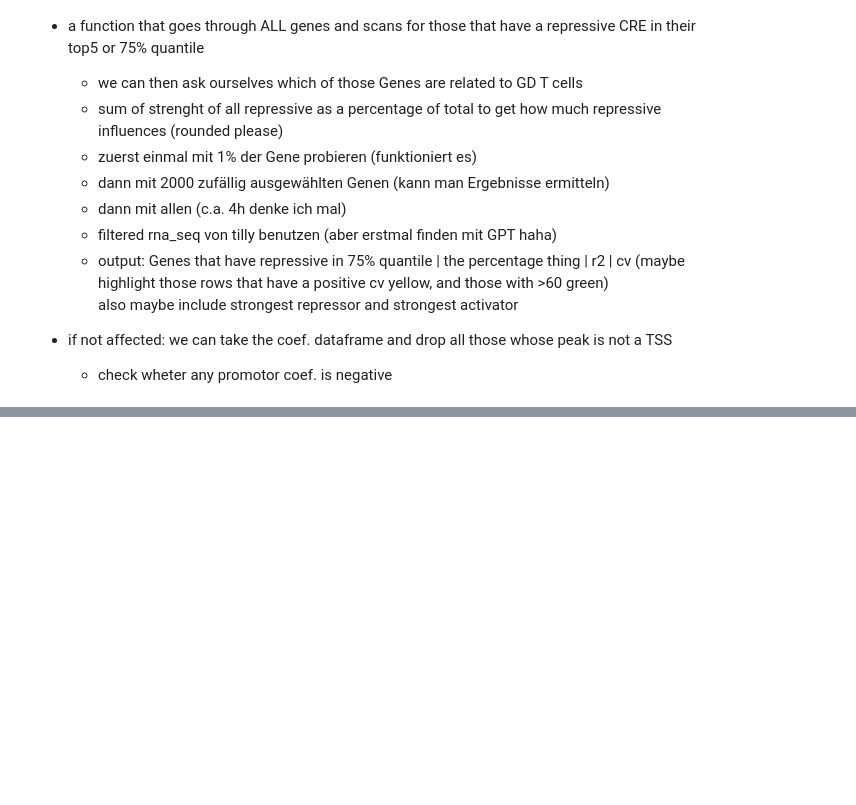
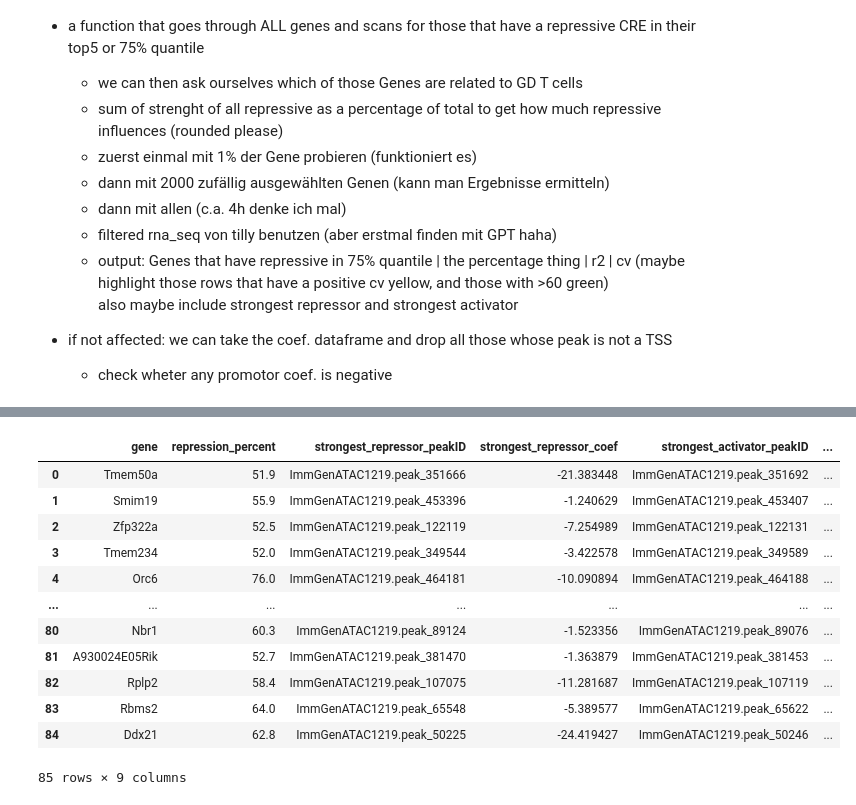
Before and after one commit to datascience-mobi-2026/topic04_team03, a Jupyter notebook: jupyter_peter_v1.2.ipynb, the cells around one changed output, grey strips where cells are left out. Cells and saved outputs as stored; diff of their text form; code cells hidden in the pictures; blank space fills up the shorter version.

```diff
--- a/jupyter_peter_v1.2.ipynb
+++ b/jupyter_peter_v1.2.ipynb
@@ -860,0 +934,76 @@ vergleich
+# %%
+#function that checks which Genes are regulated primarely by repressive CREs
+
+def find_repressive_genes(RNAseq, rep_threshold = 50, topk_threshold = 10):
+
+    results = []
+
+    genes = RNAseq["Unnamed: 0"].unique()
+
+    for gene in genes:
+        try:
+            coef_df, r2, cv = coef_gen(gene)
+
+            #Repressionsanteil
+            total_effect = coef_df["abs_coefficient"].sum()
+
+            if total_effect == 0:
+                continue
+
+            repression_percent = (coef_df.loc[coef_df["coefficient"] < 0,"abs_coefficient"].sum()
+                                  /total_effect) * 100
+
+            #Ist unter den Top-k mindestens ein Repressor?
+            topk_has_repressor = (coef_df.sort_values("abs_coefficient", ascending=False).head(topk_threshold)["coefficient"] < 0).any()
+
+            #Criterions erfüllt?
+            if (repression_percent >= rep_threshold and topk_has_repressor):
+
+                strongest_repressor = (coef_df[coef_df["coefficient"] < 0].sort_values("abs_coefficient", ascending=False).iloc[0])
+
+                strongest_activator = (coef_df[coef_df["coefficient"] > 0].sort_values("abs_coefficient", ascending=False).iloc[0])
+
+                results.append({
+                    "gene": gene,
+                    "repression_percent": round(repression_percent,1),
+
+                    "strongest_repressor_peakID": strongest_repressor["peakID"],
+                    "strongest_repressor_coef": strongest_repressor["coefficient"],
+
+                    "strongest_activator_peakID": strongest_activator["peakID"],
+                    "strongest_activator_coef": strongest_activator["coefficient"],
+
+                    "r2": round(r2, 2),
+                    "cv": round(cv, 2),
+
+                    "cv_category":
+                        "Sehr Gut" if cv > 0.85 else
+                        "Okay" if cv > 0.59 else
+                        "wenigstens im positiven" if cv > 0 else
+                        "negativ :(",
+                })
+
+        except Exception:
+            continue
+
+    return pd.DataFrame(results)
+
+
+givamialista = find_repressive_genes(RNA_seq_random20, rep_threshold = 50, topk_threshold = 10)
+givamialista
+
+#RNAseq Datensatz erstellen d8as 2000 zufällige Gene aus dem gefilterten RNAseq entnimmt
+# %% [output]
+|  | gene | repression_percent | strongest_repressor_peakID | strongest_repressor_coef | strongest_activator_peakID | ... |
+| 0 | Tmem50a | 51.9 | ImmGenATAC1219.peak_351666 | -21.383448 | ImmGenATAC1219.peak_351692 | ... |
+| 1 | Smim19 | 55.9 | ImmGenATAC1219.peak_453396 | -1.240629 | ImmGenATAC1219.peak_453407 | ... |
+| 2 | Zfp322a | 52.5 | ImmGenATAC1219.peak_122119 | -7.254989 | ImmGenATAC1219.peak_122131 | ... |
+| 3 | Tmem234 | 52.0 | ImmGenATAC1219.peak_349544 | -3.422578 | ImmGenATAC1219.peak_349589 | ... |
+| 4 | Orc6 | 76.0 | ImmGenATAC1219.peak_464181 | -10.090894 | ImmGenATAC1219.peak_464188 | ... |
+| ... | ... | ... | ... | ... | ... | ... |
+| 80 | Nbr1 | 60.3 | ImmGenATAC1219.peak_89124 | -1.523356 | ImmGenATAC1219.peak_89076 | ... |
+| 81 | A930024E05Rik | 52.7 | ImmGenATAC1219.peak_381470 | -1.363879 | ImmGenATAC1219.peak_381453 | ... |
+| 82 | Rplp2 | 58.4 | ImmGenATAC1219.peak_107075 | -11.281687 | ImmGenATAC1219.peak_107119 | ... |
+| 83 | Rbms2 | 64.0 | ImmGenATAC1219.peak_65548 | -5.389577 | ImmGenATAC1219.peak_65622 | ... |
+| 84 | Ddx21 | 62.8 | ImmGenATAC1219.peak_50225 | -24.419427 | ImmGenATAC1219.peak_50246 | ... |
+85 rows × 9 columns
```
Also changed, not shown: parts of 9 cells of this notebook.
